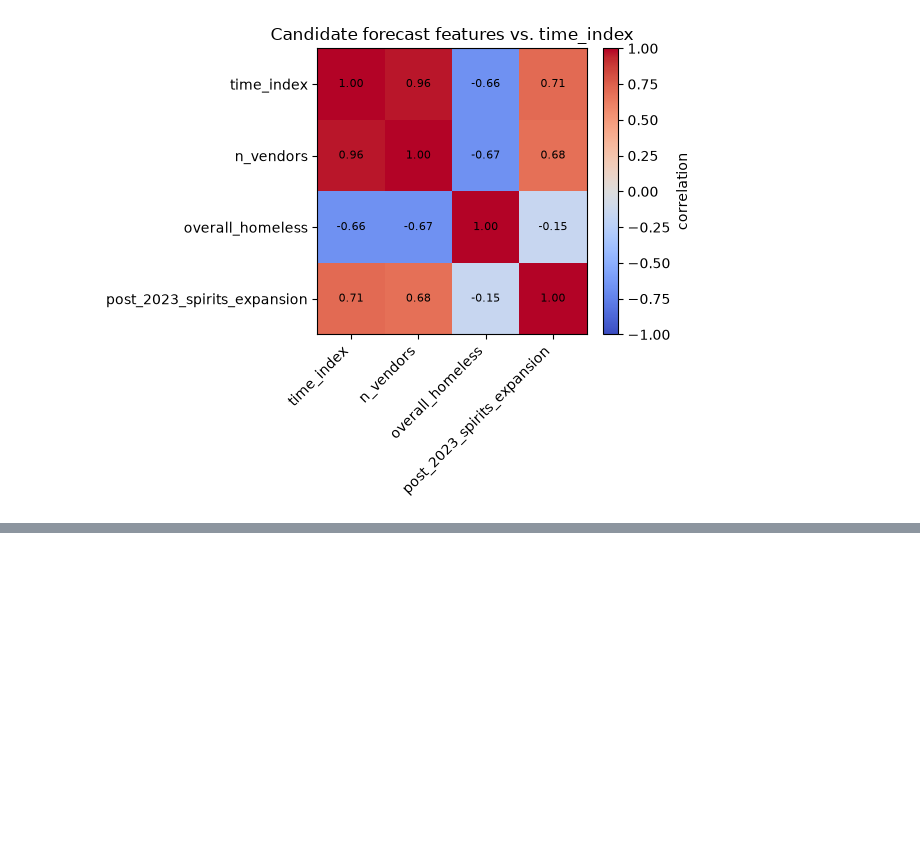
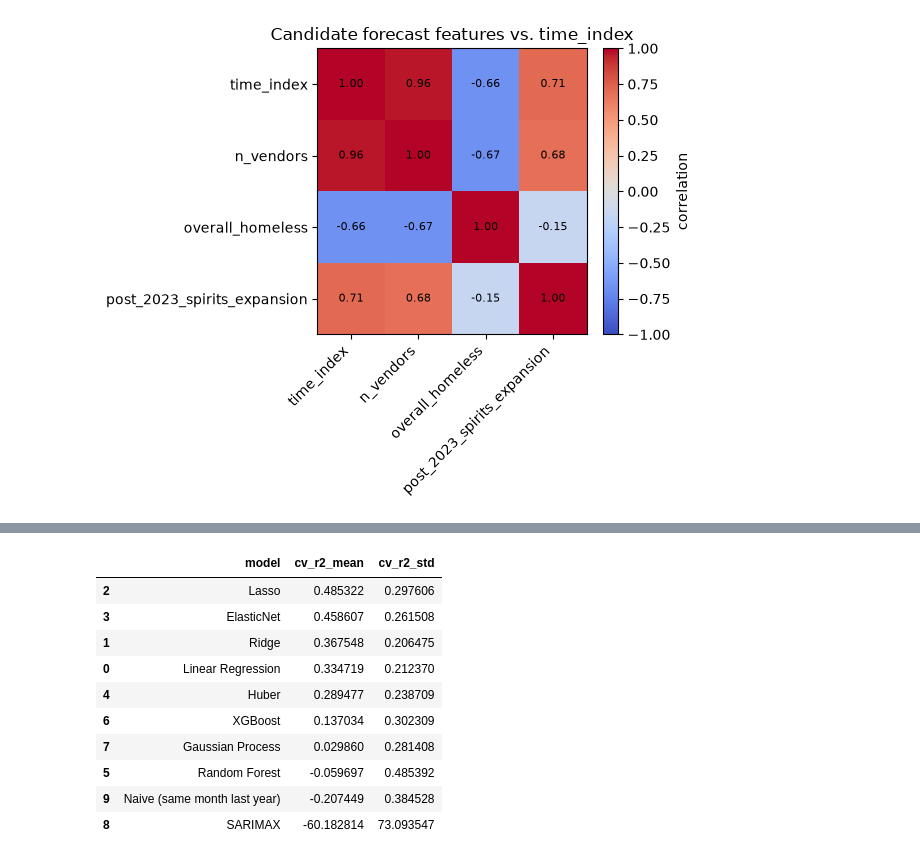
Before and after one commit to Madlenate/Iowa_Alcohol_sales_prediciton, a Jupyter notebook: Project_1_analysis.ipynb, the cells around one changed output, grey strips where cells are left out. Cells and saved outputs as stored; diff of their text form; code cells hidden in the pictures; blank space fills up the shorter version.

```diff
--- a/Project_1_analysis.ipynb
+++ b/Project_1_analysis.ipynb
@@ -1139,0 +1149,67 @@ Forecast for January 2026: $38,893,375
+# %%
+forecast_cols = ["log_dollars_smooth_lag12", "residual_lag1", "n_stores_lag1", "price_lag1"]
+
+fc_data = statewide_full[forecast_cols + ["log_dollars_smooth_next"]].dropna()
+X_forecast = fc_data[forecast_cols]
+y_forecast = fc_data["log_dollars_smooth_next"]
+
+tscv = TimeSeriesSplit(n_splits=5)
+cv_results = []
+
+for name, model in forecast_candidates.items():
+    fold_scores = []
+    for train_idx, test_idx in tscv.split(X_forecast):
+        X_train, X_test = X_forecast.iloc[train_idx], X_forecast.iloc[test_idx]
+        y_train, y_test = y_forecast.iloc[train_idx], y_forecast.iloc[test_idx]
+        model.fit(X_train, y_train)
+        fold_scores.append(r2_score(y_test, model.predict(X_test)))
+    cv_results.append((name, np.mean(fold_scores), np.std(fold_scores)))
+
+# SARIMAX
+sarimax_fold_scores = []
+for train_idx, test_idx in tscv.split(X_forecast):
+    y_train, y_test = y_forecast.iloc[train_idx], y_forecast.iloc[test_idx]
+    exog_train = X_forecast.iloc[train_idx][["n_stores_lag1", "price_lag1"]]
+    exog_test = X_forecast.iloc[test_idx][["n_stores_lag1", "price_lag1"]]
+    try:
+        sarimax_fit = SARIMAX(
+            y_train, exog=exog_train, order=(1, 0, 0), seasonal_order=(0, 0, 0, 0),  # dropped the seasonal term -- folds are too short to estimate it reliably
+            enforce_stationarity=False, enforce_invertibility=False
+        ).fit(disp=False, maxiter=500, method="powell")  # powell tends to converge better than the default lbfgs on small/awkward samples
+
+        preds = sarimax_fit.forecast(steps=len(test_idx), exog=exog_test)
+        sarimax_fold_scores.append(r2_score(y_test, preds))
+    except Exception as e:
+        print(f"SARIMAX fold skipped: {e}")
+if sarimax_fold_scores:
+    cv_results.append(("SARIMAX", np.mean(sarimax_fold_scores), np.std(sarimax_fold_scores)))
+
+# Naive baseline, on the same smoothed target
+naive_pred_all = statewide_full["log_dollars_smooth"].shift(11)
+naive_pred_aligned = naive_pred_all.loc[fc_data.index]
+naive_fold_scores = []
+for train_idx, test_idx in tscv.split(X_forecast):
+    y_true = y_forecast.iloc[test_idx]
+    y_naive = naive_pred_aligned.iloc[test_idx]
+    mask = y_naive.notna()
+    if mask.any():
+        naive_fold_scores.append(r2_score(y_true[mask], y_naive[mask]))
+if naive_fold_scores:
+    cv_results.append(("Naive (same month last year)", np.mean(naive_fold_scores), np.std(naive_fold_scores)))
+
+cv_results_df = pd.DataFrame(
+    cv_results, columns=["model", "cv_r2_mean", "cv_r2_std"]
+).sort_values("cv_r2_mean", ascending=False)
+cv_results_df
+# %% [output]
+|  | model | cv_r2_mean | cv_r2_std |
+| 2 | Lasso | 0.485322 | 0.297606 |
+| 3 | ElasticNet | 0.458607 | 0.261508 |
+| 1 | Ridge | 0.367548 | 0.206475 |
+| 0 | Linear Regression | 0.334719 | 0.212370 |
+| 4 | Huber | 0.289477 | 0.238709 |
+| 6 | XGBoost | 0.137034 | 0.302309 |
+| 7 | Gaussian Process | 0.029860 | 0.281408 |
+| 5 | Random Forest | -0.059697 | 0.485392 |
+| 9 | Naive (same month last year) | -0.207449 | 0.384528 |
+| 8 | SARIMAX | -60.182814 | 73.093547 |
```
Also changed, not shown: parts of 13 cells of this notebook.
